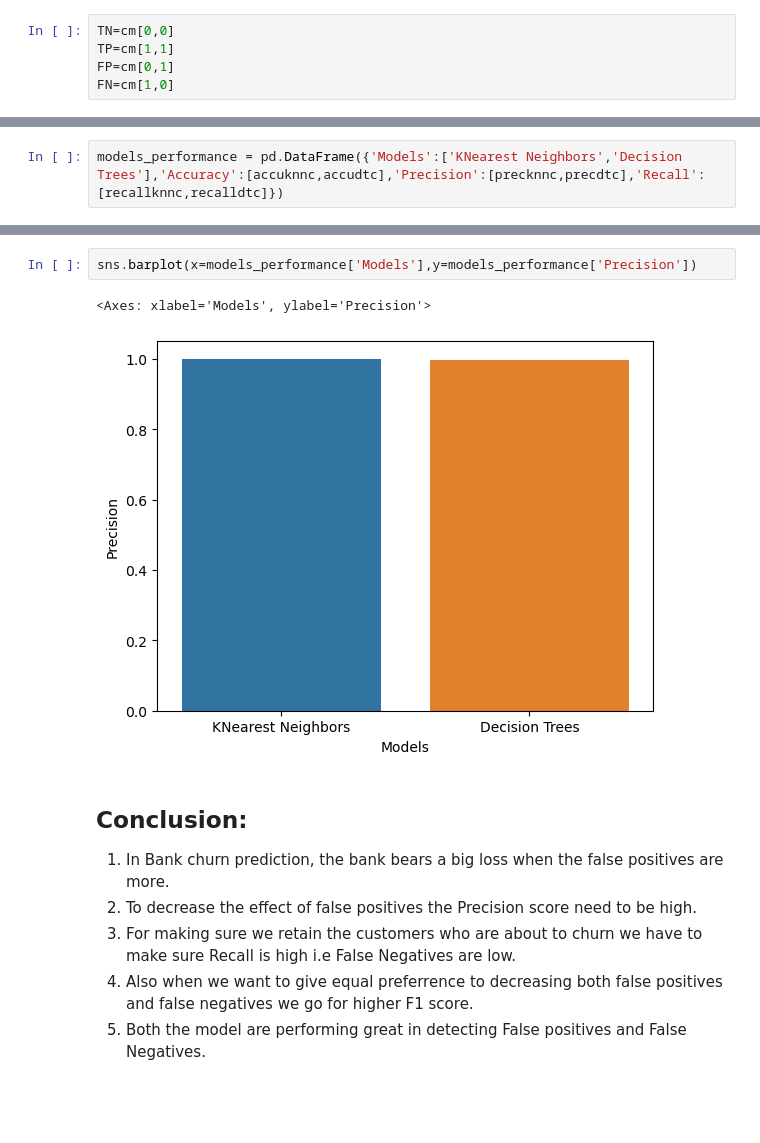
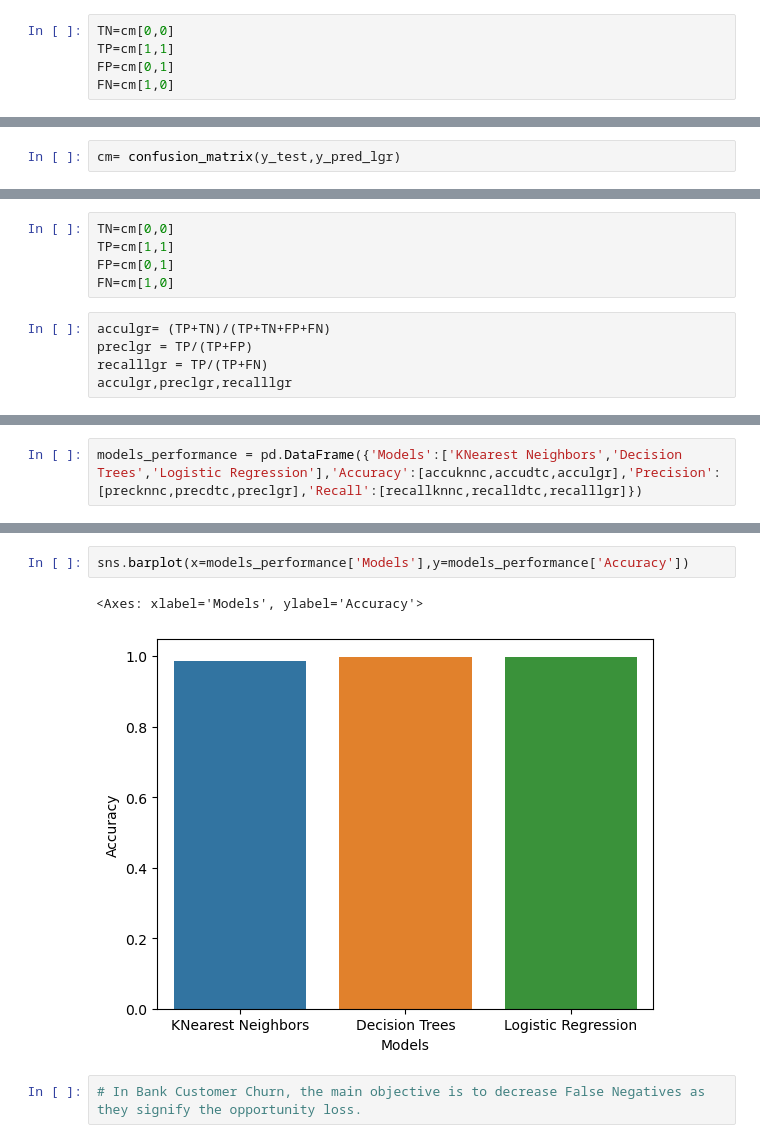
Before and after one commit to Smruti1999/Praxis, a Jupyter notebook: Bank Customer Churn Prediction/Bank Customer Churn.ipynb, the cells around one changed output, grey strips where cells are left out. Cells and saved outputs as stored; diff of their text form; blank space fills up the shorter version.

```diff
--- a/Bank Customer Churn Prediction/Bank Customer Churn.ipynb
+++ b/Bank Customer Churn Prediction/Bank Customer Churn.ipynb
@@ -994,0 +446,2 @@ accudtc,precdtc,recalldtc
+# %%
+cm= confusion_matrix(y_test,y_pred_lgr)
@@ -994,0 +453,10 @@ accudtc,precdtc,recalldtc
+# %%
+TN=cm[0,0]
+TP=cm[1,1]
+FP=cm[0,1]
+FN=cm[1,0]
+# %%
+acculgr= (TP+TN)/(TP+TN+FP+FN)
+preclgr = TP/(TP+FP)
+recalllgr = TP/(TP+FN)
+acculgr,preclgr,recalllgr
@@ -995,5 +465,5 @@ accudtc,precdtc,recalldtc
 # %%
-models_performance = pd.DataFrame({'Models':['KNearest Neighbors','Decision Trees'],'Accuracy':[accuknnc,accudtc],'Precision':[precknnc,precdtc],'Recall':[recallknnc,recalldtc]})
+models_performance = pd.DataFrame({'Models':['KNearest Neighbors','Decision Trees','Logistic Regression'],'Accuracy':[accuknnc,accudtc,acculgr],'Precision':[precknnc,precdtc,preclgr],'Recall':[recallknnc,recalldtc,recalllgr]})
 # %%
 models_performance
 # %% [output]
@@ -1003,12 +474,7 @@ models_performance
 # %%
-sns.barplot(x=models_performance['Models'],y=models_performance['Precision'])
+sns.barplot(x=models_performance['Models'],y=models_performance['Accuracy'])
 # %% [output]
-<Axes: xlabel='Models', ylabel='Precision'>
+<Axes: xlabel='Models', ylabel='Accuracy'>
-[figure, old version]
+[figure, new version]
-# %% [markdown]
-## Conclusion:
-1. In Bank churn prediction, the bank bears a big loss when the false positives are more.
-2. To decrease the effect of false positives the Precision score need to be high.
-3. For making sure we retain the customers who are about to churn we have to make sure Recall is high i.e False Negatives are low.
-4. Also when we want to give equal preferrence to decreasing both false positives and false negatives we go for higher F1 score.
-5. Both the model are performing great in detecting False positives and False Negatives.
+# %%
+# In Bank Customer Churn, the main objective is to decrease False Negatives as they signify the opportunity loss.
```
Also changed, not shown: parts of 120 cells of this notebook.
